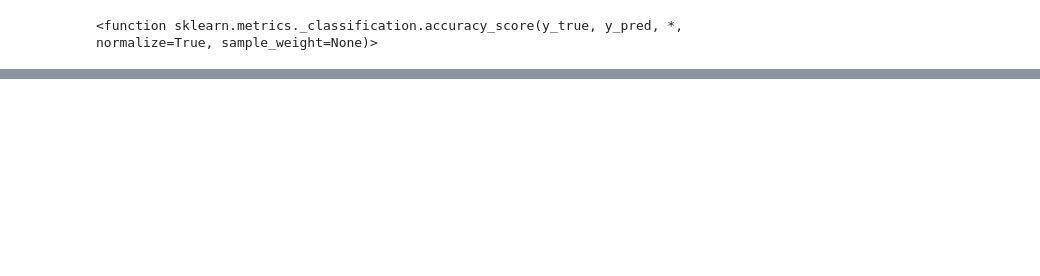
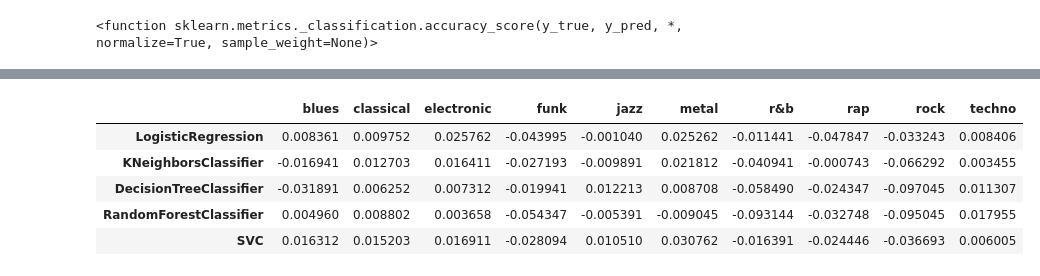
Before and after one commit to alpargur/machine-learning-101, a Jupyter notebook: dev/genre-classification/initial_datatraining_1k.ipynb, the cells around one changed output, grey strips where cells are left out. Cells and saved outputs as stored; diff of their text form; code cells hidden in the pictures; blank space fills up the shorter version.

```diff
--- a/dev/genre-classification/initial_datatraining_1k.ipynb
+++ b/dev/genre-classification/initial_datatraining_1k.ipynb
@@ -146,0 +189,10 @@ accuracy_score
+# %%
+performance_diff = performance_1k - performance_100
+performance_diff
+# %% [output]
+|  | blues | classical | electronic | funk | jazz | metal | r&b | rap | rock | techno |
+| LogisticRegression | 0.008361 | 0.009752 | 0.025762 | -0.043995 | -0.001040 | 0.025262 | -0.011441 | -0.047847 | -0.033243 | 0.008406 |
+| KNeighborsClassifier | -0.016941 | 0.012703 | 0.016411 | -0.027193 | -0.009891 | 0.021812 | -0.040941 | -0.000743 | -0.066292 | 0.003455 |
+| DecisionTreeClassifier | -0.031891 | 0.006252 | 0.007312 | -0.019941 | 0.012213 | 0.008708 | -0.058490 | -0.024347 | -0.097045 | 0.011307 |
+| RandomForestClassifier | 0.004960 | 0.008802 | 0.003658 | -0.054347 | -0.005391 | -0.009045 | -0.093144 | -0.032748 | -0.095045 | 0.017955 |
+| SVC | 0.016312 | 0.015203 | 0.016911 | -0.028094 | 0.010510 | 0.030762 | -0.016391 | -0.024446 | -0.036693 | 0.006005 |
```
Also changed, not shown: parts of 5 cells of this notebook, 2 other files.
